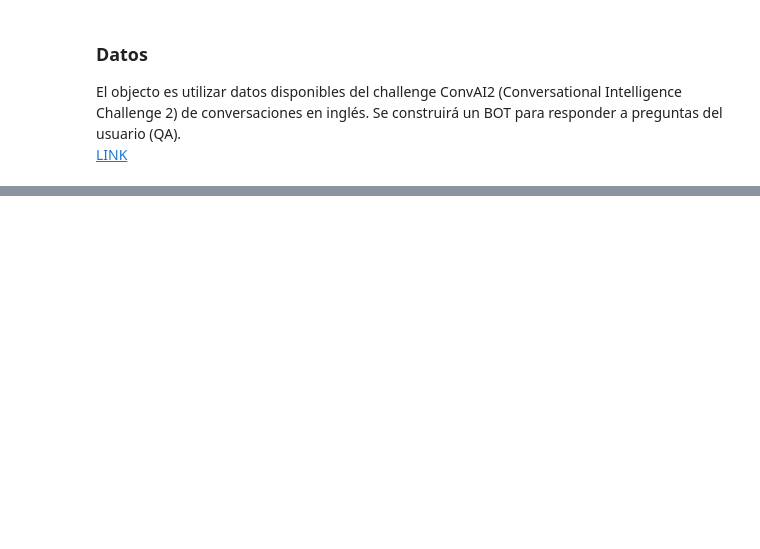
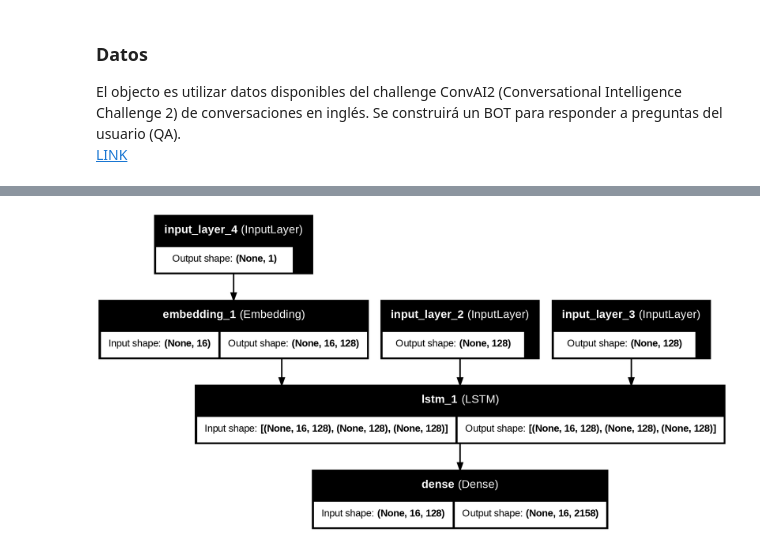
Before and after one commit to jonathancagua/NLP, a Jupyter notebook: EX/Desafio_4.ipynb, the cells around one changed output, grey strips where cells are left out. Drawn from its saved outputs; the diff is of its cells as text; code cells hidden in the pictures; blank space fills up the shorter version.

```diff
--- a/EX/Desafio_4.ipynb
+++ b/EX/Desafio_4.ipynb
@@ -557,0 +175,15 @@ Answer: good end at see drive text gym living little
+# %%
+# Se define el número total de palabras a considerar en la salida:
+# - Se suma 1 para incluir el token cero (usado en padding)
+# - Se limita al tamaño máximo definido
+num_words_output = min(len(voc_indexes) + 1, MAX_VOCAB_SIZE)
+
+# Se rellena la secuencia de salida del decodificador con ceros al final (tiene <eos>)
+decoder_output = pad_sequences(output_seq, maxlen=MAX_OUT, padding='post')
+
+# Se convierte cada palabra en una codificación one-hot para entrenamiento supervisado
+# La salida será un array tridimensional: (n_samples, MAX_OUT, num_words_output)
+decoder_targets = to_categorical(decoder_output, num_classes=num_words_output)
+
+# Se muestra la forma del tensor resultante
+decoder_targets.shape
@@ -557,0 +434,29 @@ Answer: good end at see drive text gym living little
+# %%
+# Inputs para los estados ocultos y de celda del decoder en la inferencia
+decoder_state_input_h = Input(shape=(n_units,))
+decoder_state_input_c = Input(shape=(n_units,))
+decoder_states_inputs = [decoder_state_input_h, decoder_state_input_c]
+
+# En la inferencia (generación de texto), el decoder procesa una palabra a la vez,
+# por eso la entrada del decoder ahora es secuencia de longitud 1 (una palabra)
+decoder_inputs_single = Input(shape=(1,))
+# Aplicar la capa embedding al input de una sola palabra
+decoder_inputs_single_x = decoder_embedding_layer(decoder_inputs_single)
+
+# Pasar el embedding y los estados previos al LSTM del decoder
+decoder_outputs, state_h, state_c = decoder_lstm(decoder_inputs_single_x, initial_state=decoder_states_inputs)
+# Guardar los estados actualizados para alimentar la siguiente predicción
+decoder_states = [state_h, state_c]
+
+# Pasar la salida del LSTM por la capa densa para obtener la distribución sobre el vocabulario
+decoder_outputs = decoder_dense(decoder_outputs)
+
+# Definir el modelo del decoder para la inferencia:
+# toma como entrada la palabra actual y los estados previos,
+# y devuelve la predicción de la siguiente palabra y los nuevos estados
+decoder_model = Model([decoder_inputs_single] + decoder_states_inputs, [decoder_outputs] + decoder_states)
+
+# Visualizar el modelo decoder y guardar la imagen en 'decoder_plot.png'
+plot_model(decoder_model, to_file='decoder_plot.png', show_shapes=True, show_layer_names=True)
+# %% [output]
+[figure, added]
```
Also changed, not shown: parts of 46 cells of this notebook.
